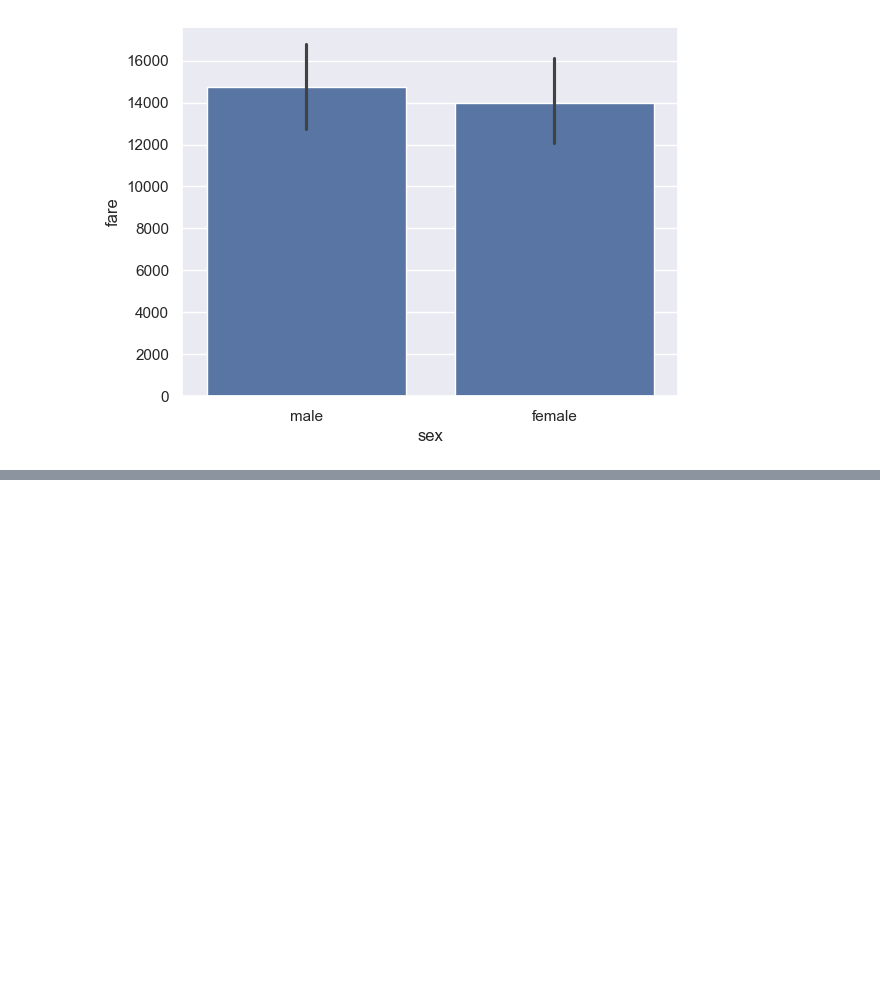
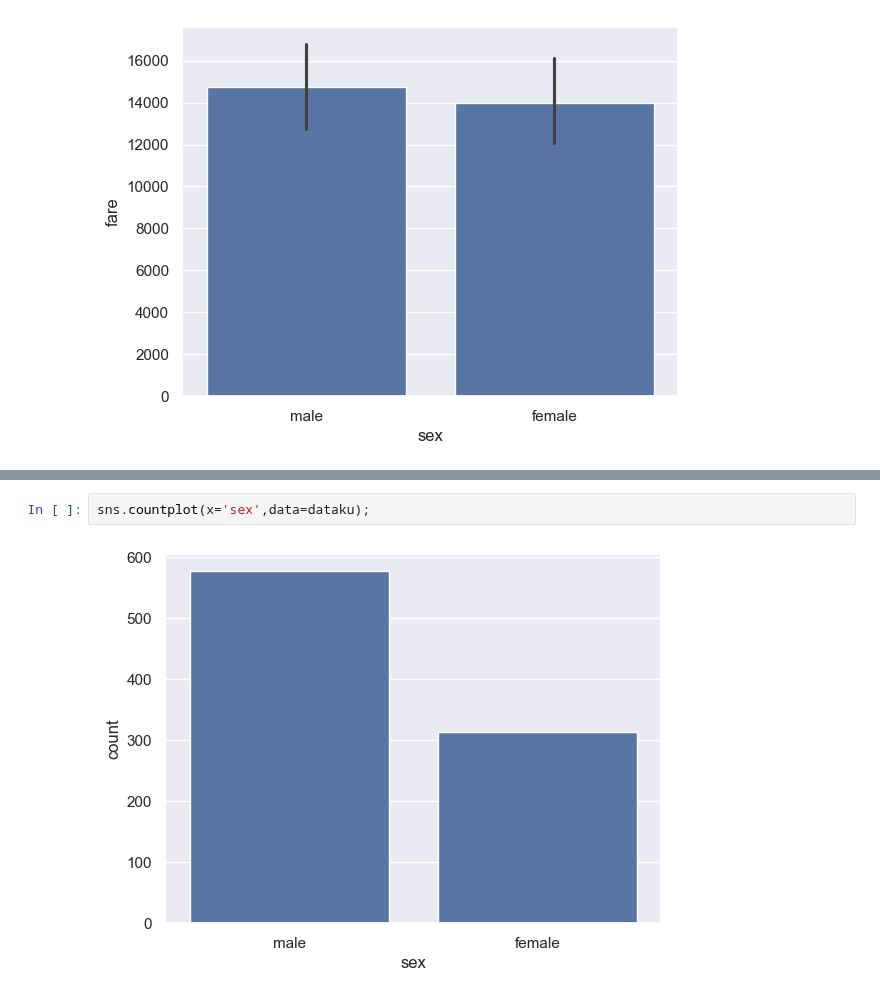
Before and after one commit to Renal-D/basic-python-library-for-data, a Jupyter notebook: Basic-Seaborn/seaborn-2.ipynb, the cells around one changed output, grey strips where cells are left out. Cells and saved outputs as stored; diff of their text form; blank space fills up the shorter version.

```diff
--- a/Basic-Seaborn/seaborn-2.ipynb
+++ b/Basic-Seaborn/seaborn-2.ipynb
@@ -37,0 +42,4 @@ sns.barplot(x='sex',y='fare',data=dataku, estimator=sum); #jumlah
+# %%
+sns.countplot(x='sex',data=dataku);
+# %% [output]
+[figure, added]
```
Also changed, not shown: parts of 1 cell of this notebook.
